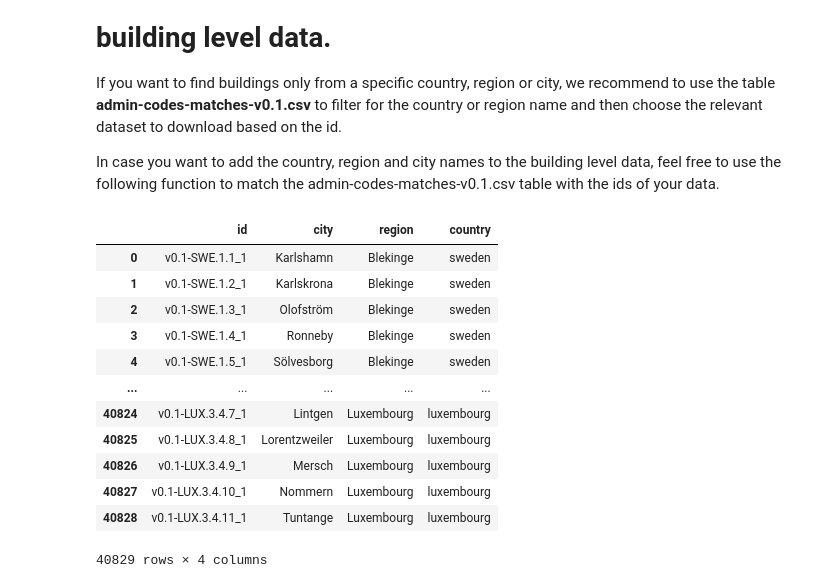
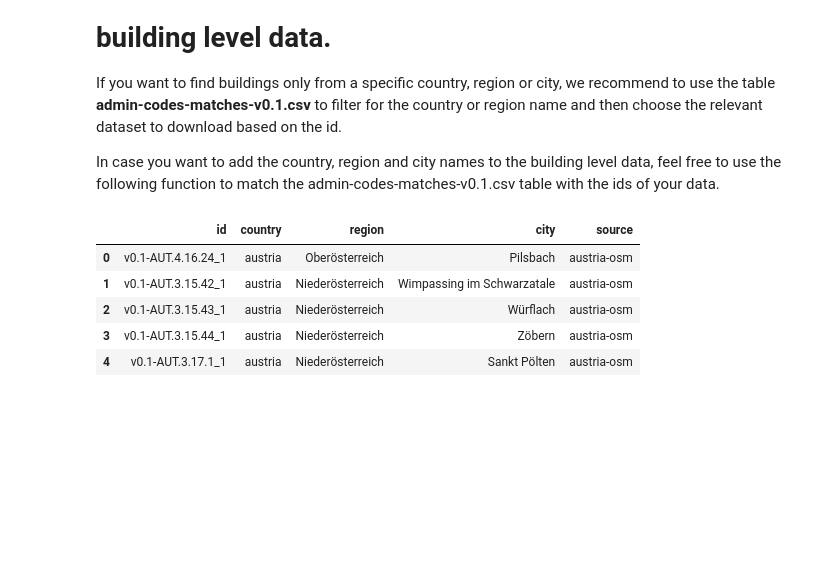
Before and after one commit to ai4up/eubucco, a Jupyter notebook: tutorials/getting-started.ipynb, the cells around one changed output. Drawn from its saved outputs; the diff is of its cells as text; code cells hidden in the pictures; blank space fills up the shorter version.

```diff
--- a/tutorials/getting-started.ipynb
+++ b/tutorials/getting-started.ipynb
@@ -81,27 +78,20 @@ def match_gadm_info(df_temp,df_overview):
     return df_out.rename(columns={'idx_x':'id'})
 # %%
 # define path to overview file
-path_overview_file = '.../admin-codes-matches-v0.1.csv'
+path_overview_file = 'admin-codes-matches-v0.1.zip'
 
 # read in overview file
 df_overview = pd.read_csv(path_overview_file)
 
 # check overview file
-df_overview
+df_overview.head()
 # %% [output]
-|  | id | city | region | country |
-| 0 | v0.1-SWE.1.1_1 | Karlshamn | Blekinge | sweden |
-| 1 | v0.1-SWE.1.2_1 | Karlskrona | Blekinge | sweden |
-| 2 | v0.1-SWE.1.3_1 | Olofström | Blekinge | sweden |
-| 3 | v0.1-SWE.1.4_1 | Ronneby | Blekinge | sweden |
-| 4 | v0.1-SWE.1.5_1 | Sölvesborg | Blekinge | sweden |
-| ... | ... | ... | ... | ... |
-| 40824 | v0.1-LUX.3.4.7_1 | Lintgen | Luxembourg | luxembourg |
-| 40825 | v0.1-LUX.3.4.8_1 | Lorentzweiler | Luxembourg | luxembourg |
-| 40826 | v0.1-LUX.3.4.9_1 | Mersch | Luxembourg | luxembourg |
-| 40827 | v0.1-LUX.3.4.10_1 | Nommern | Luxembourg | luxembourg |
-| 40828 | v0.1-LUX.3.4.11_1 | Tuntange | Luxembourg | luxembourg |
+|  | id | country | region | city | source |
+| 0 | v0.1-AUT.4.16.24_1 | austria | Oberösterreich | Pilsbach | austria-osm |
+| 1 | v0.1-AUT.3.15.42_1 | austria | Niederösterreich | Wimpassing im Schwarzatale | austria-osm |
+| 2 | v0.1-AUT.3.15.43_1 | austria | Niederösterreich | Würflach | austria-osm |
+| 3 | v0.1-AUT.3.15.44_1 | austria | Niederösterreich | Zöbern | austria-osm |
+| 4 | v0.1-AUT.3.17.1_1 | austria | Niederösterreich | Sankt Pölten | austria-osm |
-40829 rows × 4 columns
 # %%
 # match gadm info to bldg lvl data and assign to df
 df = match_gadm_info(df,df_overview)
```
Also changed, not shown: parts of 15 cells of this notebook, 2 other files.
